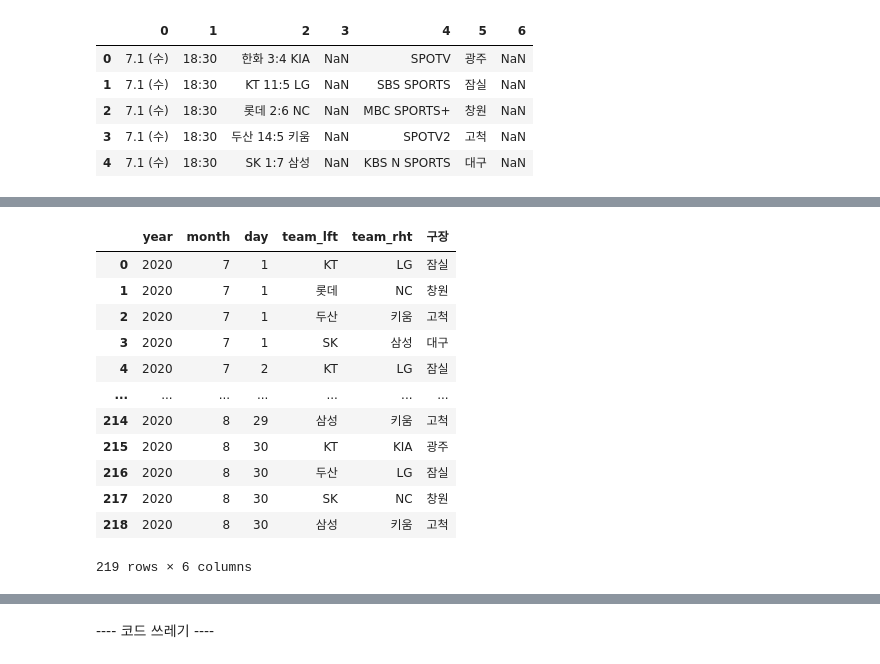
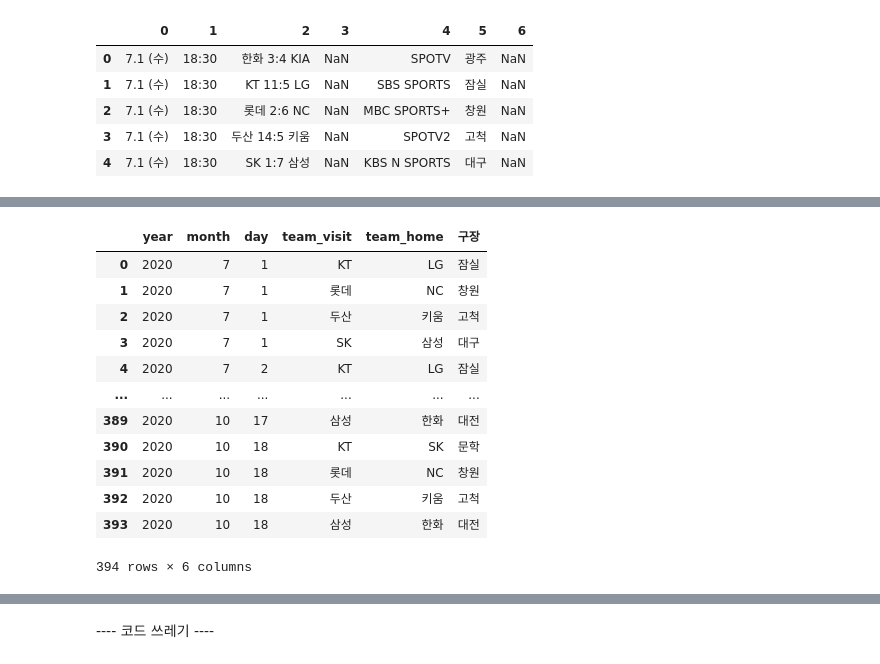
Before and after one commit to cheris8/Baseball_ChilliShrimp, a Jupyter notebook: code/crawling/crawling_KBO_schedule.ipynb, the cells around one changed output, grey strips where cells are left out. Cells and saved outputs as stored; diff of their text form; code cells hidden in the pictures.

```diff
--- a/code/crawling/crawling_KBO_schedule.ipynb
+++ b/code/crawling/crawling_KBO_schedule.ipynb
@@ -63,0 +92,8 @@ table_august
+# %%
+## 10월 데이터 크롤링
+url = 'https://sports.news.naver.com/kbaseball/schedule/index.nhn?month=10&year=2020'
+req = requests.get(url)
+html = req.text
+# %%
+table_oct = pd.read_html(html)
+table_oct
@@ -94,6 +148,10 @@ for i in range(1, len(table_july)):
     df = df.append(table_july[i])
 for i in range(1, len(table_august)):
     df = df.append(table_august[i])
+for i in range(1, len(table_sept)):
+    df = df.append(table_august[i])
+for i in range(1, len(table_oct)):
+    df = df.append(table_oct[i])
 # %%
 df
 # %% [output]
@@ -222,29 +280,29 @@ for i in range(len(df['경기'])):
     team_rht.append(teams[1].strip())
 
 # 데이터프레임에 컬럼 추가
-df['team_lft'] = team_lft
-df['team_rht'] = team_rht
+df['team_visit'] = team_lft
+df['team_home'] = team_rht
 
 # 경기 컬럼 삭제
 df.drop('경기', axis=1, inplace=True)
 # %%
 # 컬럼 순서 변경
-df = df.reindex(columns=['year', 'month', 'day', 'team_lft', 'team_rht', '구장'])
+df = df.reindex(columns=['year', 'month', 'day', 'team_visit', 'team_home', '구장'])
 df
 # %% [output]
-|  | year | month | day | team_lft | team_rht | 구장 |
+|  | year | month | day | team_visit | team_home | 구장 |
 | 0 | 2020 | 7 | 1 | KT | LG | 잠실 |
 | 1 | 2020 | 7 | 1 | 롯데 | NC | 창원 |
 | 2 | 2020 | 7 | 1 | 두산 | 키움 | 고척 |
 | 3 | 2020 | 7 | 1 | SK | 삼성 | 대구 |
 | 4 | 2020 | 7 | 2 | KT | LG | 잠실 |
 | ... | ... | ... | ... | ... | ... | ... |
-| 214 | 2020 | 8 | 29 | 삼성 | 키움 | 고척 |
-| 215 | 2020 | 8 | 30 | KT | KIA | 광주 |
-| 216 | 2020 | 8 | 30 | 두산 | LG | 잠실 |
-| 217 | 2020 | 8 | 30 | SK | NC | 창원 |
-| 218 | 2020 | 8 | 30 | 삼성 | 키움 | 고척 |
+| 389 | 2020 | 10 | 17 | 삼성 | 한화 | 대전 |
+| 390 | 2020 | 10 | 18 | KT | SK | 문학 |
+| 391 | 2020 | 10 | 18 | 롯데 | NC | 창원 |
+| 392 | 2020 | 10 | 18 | 두산 | 키움 | 고척 |
+| 393 | 2020 | 10 | 18 | 삼성 | 한화 | 대전 |
-219 rows × 6 columns
+394 rows × 6 columns
 # %%
 df.info()
 # %% [output]
```
Also changed, not shown: parts of 11 cells of this notebook, 2 other files.
